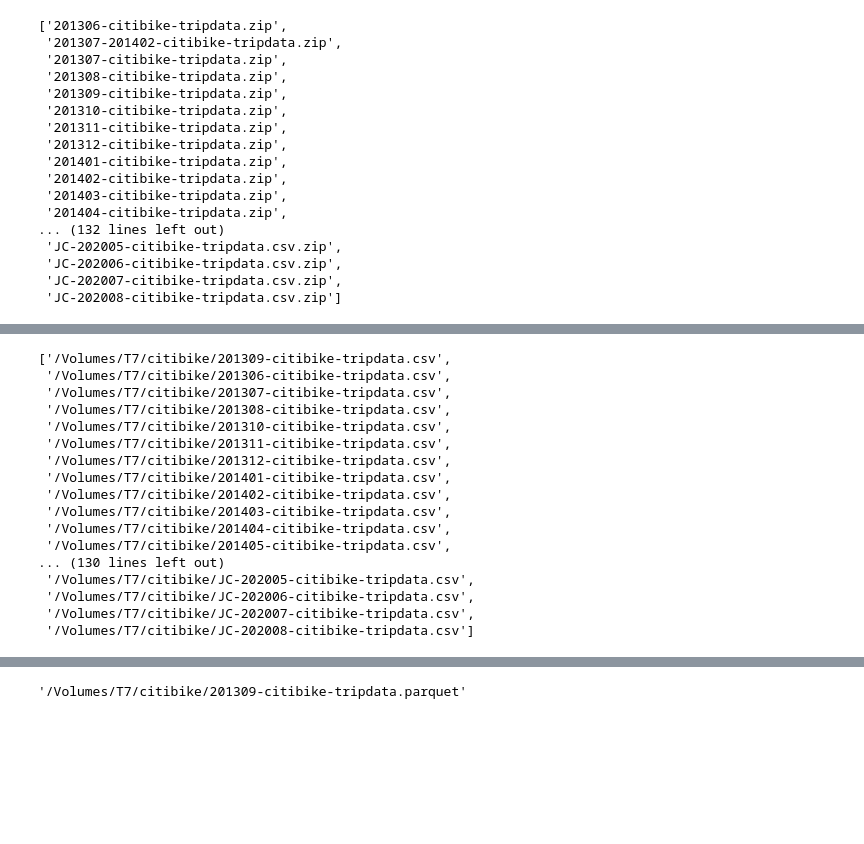
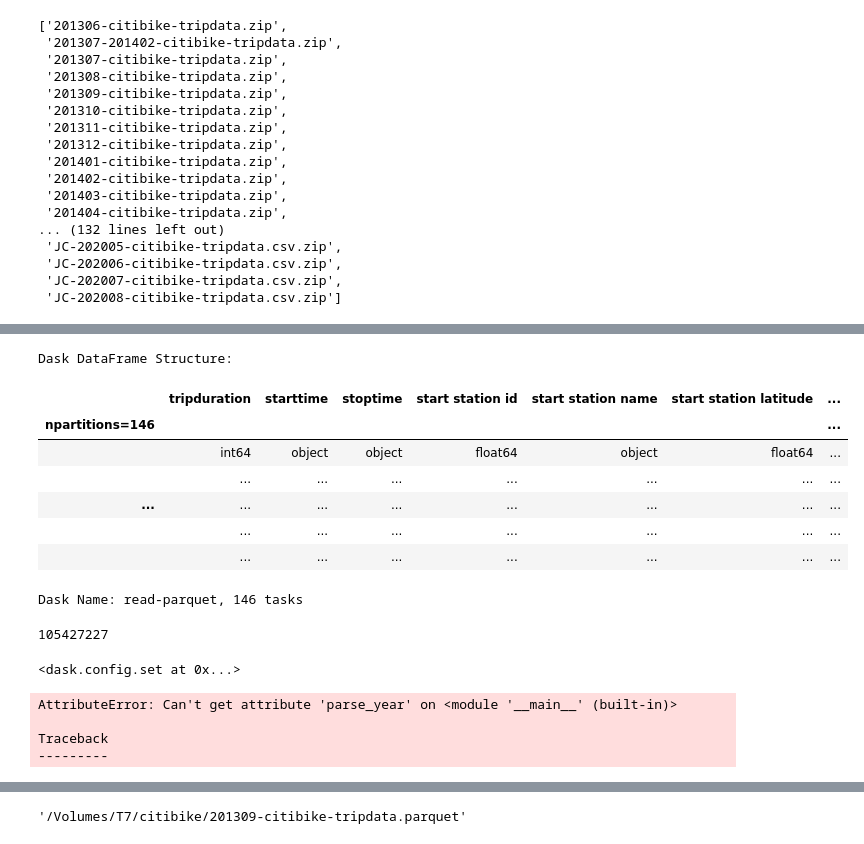
Before and after one commit to neighbor-ryan/ctbk.dev, a Jupyter notebook: analyze.ipynb, the cells around one changed output, grey strips where cells are left out. Cells and saved outputs as stored; diff of their text form; code cells hidden in the pictures; blank space fills up the shorter version.

```diff
--- a/citibike.ipynb
+++ b/analyze.ipynb
@@ -149,21 +121,0 @@ JC-202008-citibike-tripdata.csv.zip: zip names: ['JC-202008-citibike-tripdata.cs
-# %%
-csvs = glob(f'{cache}/*.csv')
-csvs
-# %% [output]
-['/Volumes/T7/citibike/201309-citibike-tripdata.csv',
- '/Volumes/T7/citibike/201306-citibike-tripdata.csv',
- '/Volumes/T7/citibike/201307-citibike-tripdata.csv',
- '/Volumes/T7/citibike/201308-citibike-tripdata.csv',
- '/Volumes/T7/citibike/201310-citibike-tripdata.csv',
- '/Volumes/T7/citibike/201311-citibike-tripdata.csv',
- '/Volumes/T7/citibike/201312-citibike-tripdata.csv',
- '/Volumes/T7/citibike/201401-citibike-tripdata.csv',
- '/Volumes/T7/citibike/201402-citibike-tripdata.csv',
- '/Volumes/T7/citibike/201403-citibike-tripdata.csv',
- '/Volumes/T7/citibike/201404-citibike-tripdata.csv',
- '/Volumes/T7/citibike/201405-citibike-tripdata.csv',
-... (130 lines left out)
- '/Volumes/T7/citibike/JC-202005-citibike-tripdata.csv',
- '/Volumes/T7/citibike/JC-202006-citibike-tripdata.csv',
- '/Volumes/T7/citibike/JC-202007-citibike-tripdata.csv',
- '/Volumes/T7/citibike/JC-202008-citibike-tripdata.csv']
@@ -169,0 +138,17 @@ csvs
+# %%
+dfs = dd.read_parquet(f'{cache}/*.parquet')
+dfs
+# %% [output]
+Dask DataFrame Structure:
+|  | tripduration | starttime | stoptime | start station id | start station name | start station latitude | ... |
+| npartitions=146 |  |  |  |  |  |  | ... |
+|  | int64 | object | object | float64 | object | float64 | ... |
+|  | ... | ... | ... | ... | ... | ... | ... |
+| ... | ... | ... | ... | ... | ... | ... | ... |
+|  | ... | ... | ... | ... | ... | ... | ... |
+|  | ... | ... | ... | ... | ... | ... | ... |
+Dask Name: read-parquet, 146 tasks
+# %%
+len(dfs)
+# %% [output]
+105427227
@@ -169,0 +157,5 @@ csvs
+# %%
+import dask
+dask.config.set(scheduler='processes')
+# %% [output]
+<dask.config.set at 0x...>
@@ -169,0 +164,7 @@ csvs
+# %%
+yrs.compute()
+# %% [output]
+AttributeError: Can't get attribute 'parse_year' on <module '__main__' (built-in)>
+
+Traceback
+---------
```
Also changed, not shown: parts of 16 cells of this notebook.
